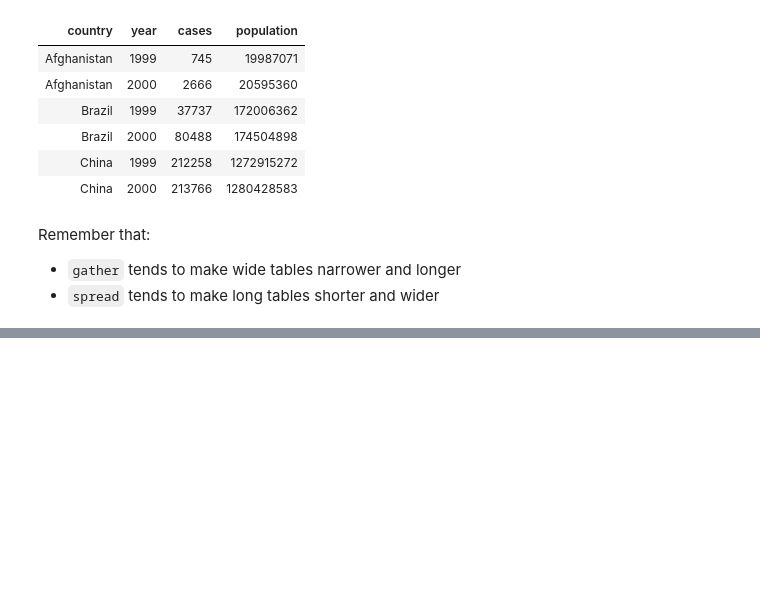
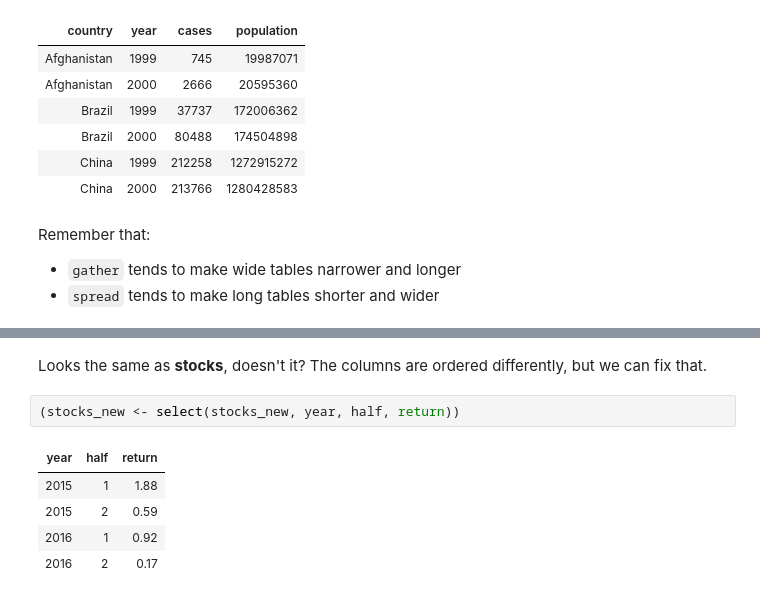
Before and after one commit to ambujtewari/stats306-fall2017, a Jupyter notebook: Lecture12.ipynb, the cells around one changed output, grey strips where cells are left out. Saved outputs shown, nothing was run; the diff lists cells and outputs as text; blank space fills up the shorter version.

```diff
--- a/Lecture12.ipynb
+++ b/Lecture12.ipynb
@@ -219,0 +250,10 @@ Remember that:
+# %% [markdown]
+Looks the same as **stocks**, doesn't it? The columns are ordered differently, but we can fix that.
+# %%
+(stocks_new <- select(stocks_new, year, half, return))
+# %% [output]
+| year | half | return |
+| 2015 | 1 | 1.88 |
+| 2015 | 2 | 0.59 |
+| 2016 | 1 | 0.92 |
+| 2016 | 2 | 0.17 |
```
Also changed, not shown: parts of 18 cells of this notebook.
